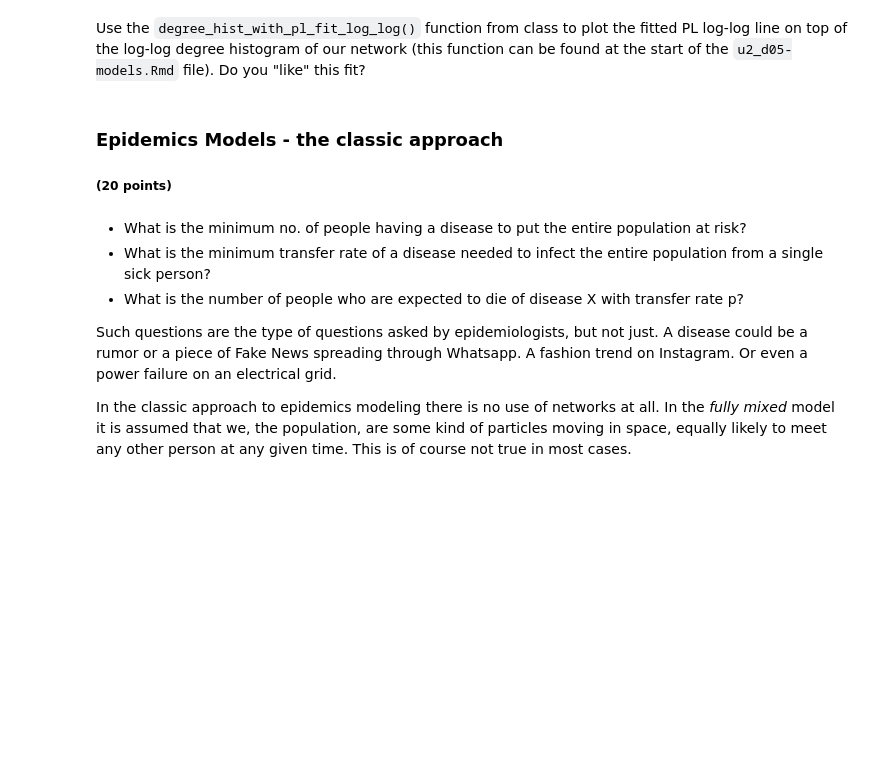
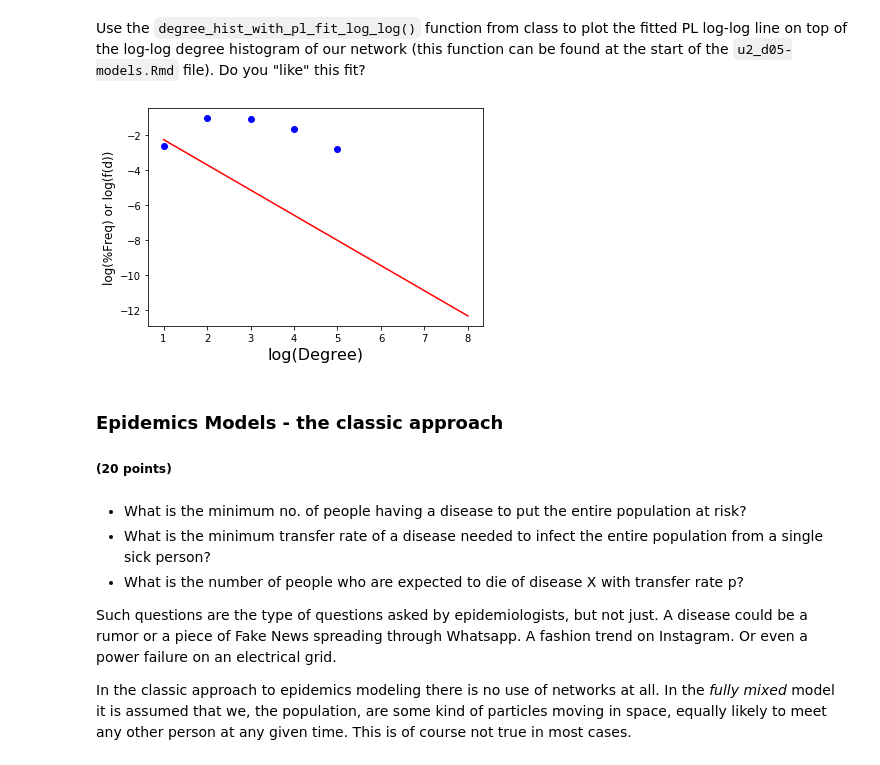
Before and after one commit to IlanaBog/HW5, a Jupyter notebook: hw5.ipynb, the cells around one changed output. Drawn from its saved outputs; the diff is of its cells as text; code cells hidden in the pictures; blank space fills up the shorter version.

```diff
--- a/hw5.ipynb
+++ b/hw5.ipynb
@@ -113,3 +190,18 @@ Use the `degree_hist_with_pl_fit_log_log()` function from class to plot the fitt
+# %%
+def degree_hist_with_pl_fit_log_log(G, alpha, dmin, xlabel='log(Degree)', ylabel='log(%Freq) or log(f(d))'):
+  max_pow = 9
+  deg = [deg for node, deg in G.degree() if deg > 0]
+  N, bins = np.histogram(deg, bins = list(np.exp(np.arange(max_pow))))
+  d = np.exp(np.arange(1, max_pow))
+  f_d = ((alpha-1)/dmin)*(d/dmin)**(-alpha)
+  plt.plot(np.arange(1, max_pow), np.log(N/len(deg)), 'bo')
+  plt.plot(np.arange(1, max_pow), np.log(f_d), color='red')
+  plt.xlabel(xlabel, fontsize=16)
+  plt.ylabel(ylabel, fontsize=12)
+
+degree_hist_with_pl_fit_log_log(A,alpha_A,dmin_A)
+# %% [output]
+[figure, added]
 # %% [markdown]
 ### Epidemics Models - the classic approach
 
```
Also changed, not shown: parts of 39 cells of this notebook.
